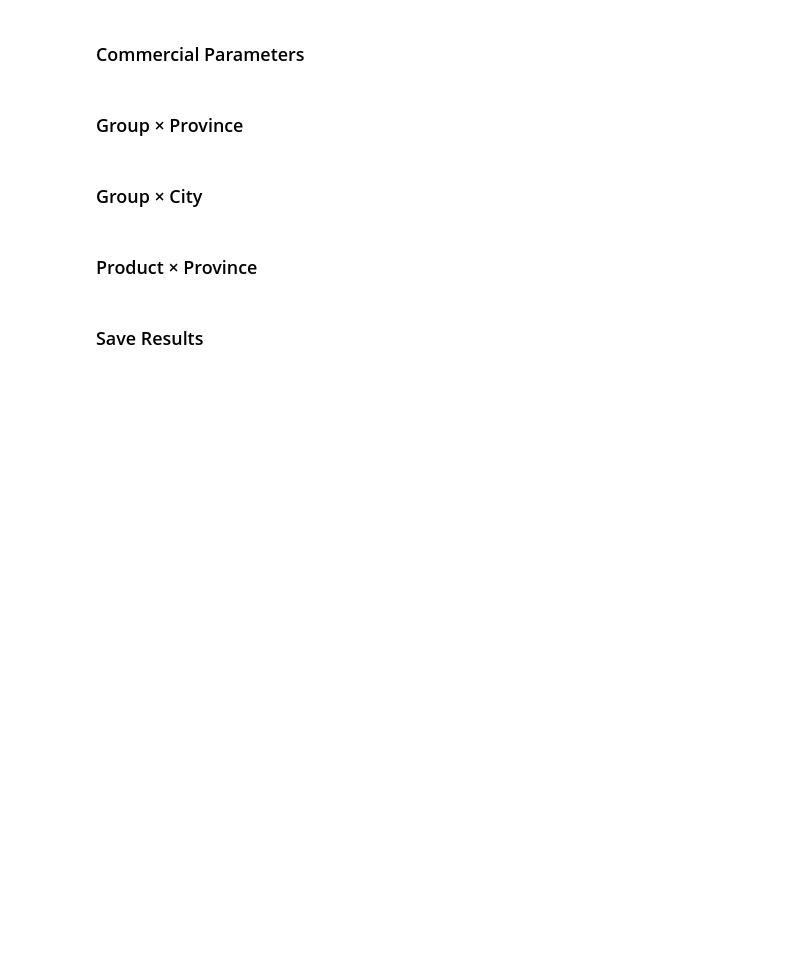
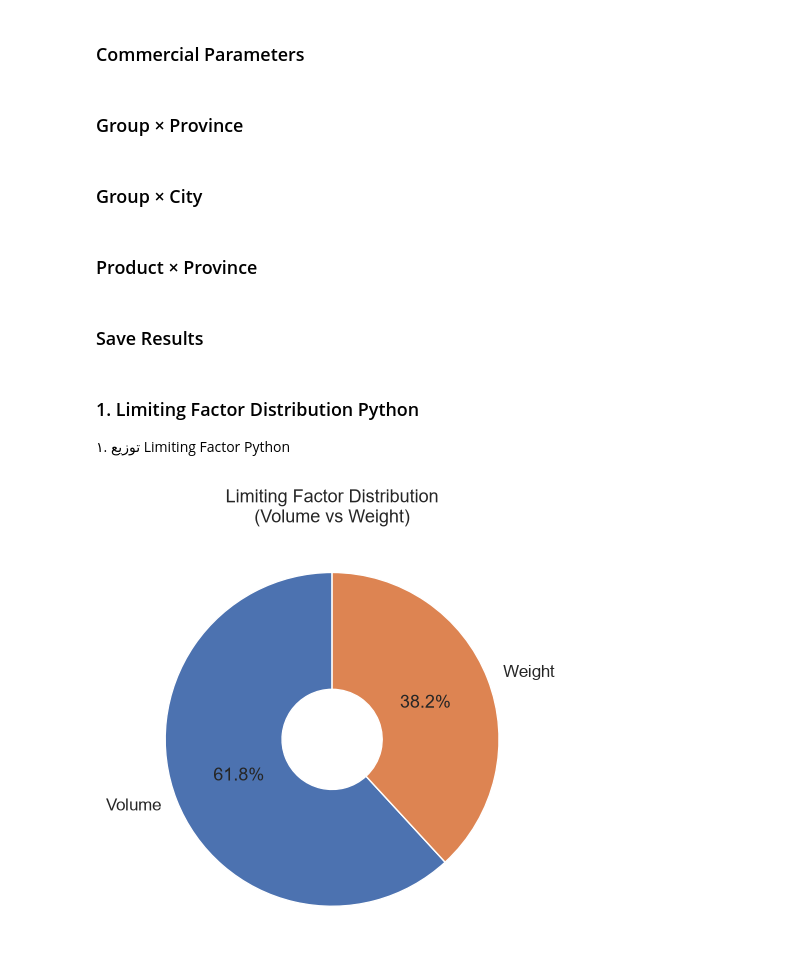
Before and after one commit to MoloudAram/Transportation-Pricing-Cost-Optimization, a Jupyter notebook: notebooks/03_transportation_pricing.ipynb, the cells around one changed output. Drawn from its saved outputs; the diff is of its cells as text; code cells hidden in the pictures; blank space fills up the shorter version.

Commit message:
Adding a few charts

```diff
--- a/notebooks/03_transportation_pricing.ipynb
+++ b/notebooks/03_transportation_pricing.ipynb
@@ -287,3 +287,36 @@ df_prod_prov.to_csv(
     "../results/tables/product_province_pricing.csv",
     index=False
 )
+# %%
+import matplotlib.pyplot as plt
+import seaborn as sns
+from pathlib import Path
+FIGURES_DIR = Path("../results")
+FIGURES_DIR.mkdir(parents=True, exist_ok=True)
+
+sns.set_theme(style="whitegrid", font_scale=1.1)
+# %% [markdown]
+### 1. Limiting Factor Distribution Python
+
+۱. توزیع Limiting Factor Python
+# %%
+fig, ax = plt.subplots(figsize=(7, 5))
+
+counts = df_products["limiting_factor"].value_counts()
+colors = ["#4C72B0", "#DD8452"]
+
+ax.pie(
+    counts,
+    labels=counts.index.str.title(),
+    autopct="%1.1f%%",
+    startangle=90,
+    colors=colors,
+    wedgeprops=dict(width=0.7)
+)
+
+ax.set_title("Limiting Factor Distribution\n(Volume vs Weight)")
+plt.tight_layout()
+plt.savefig(FIGURES_DIR / "01_limiting_factor_distribution.png", dpi=150, bbox_inches="tight")
+plt.show()
+# %% [output]
+[figure, added]
```
Also changed, not shown: parts of 7 cells of this notebook, 11 other files.
